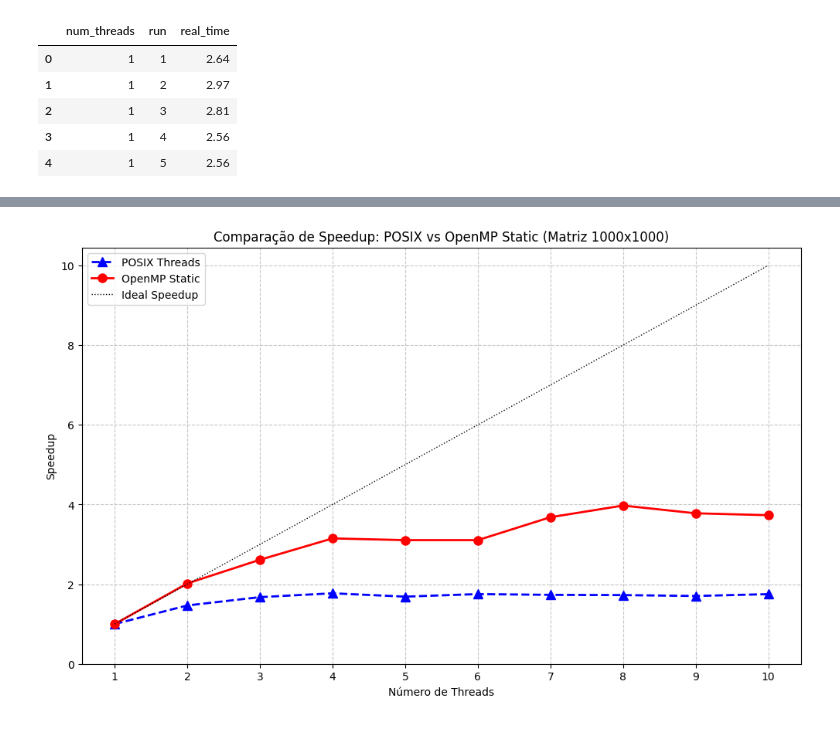
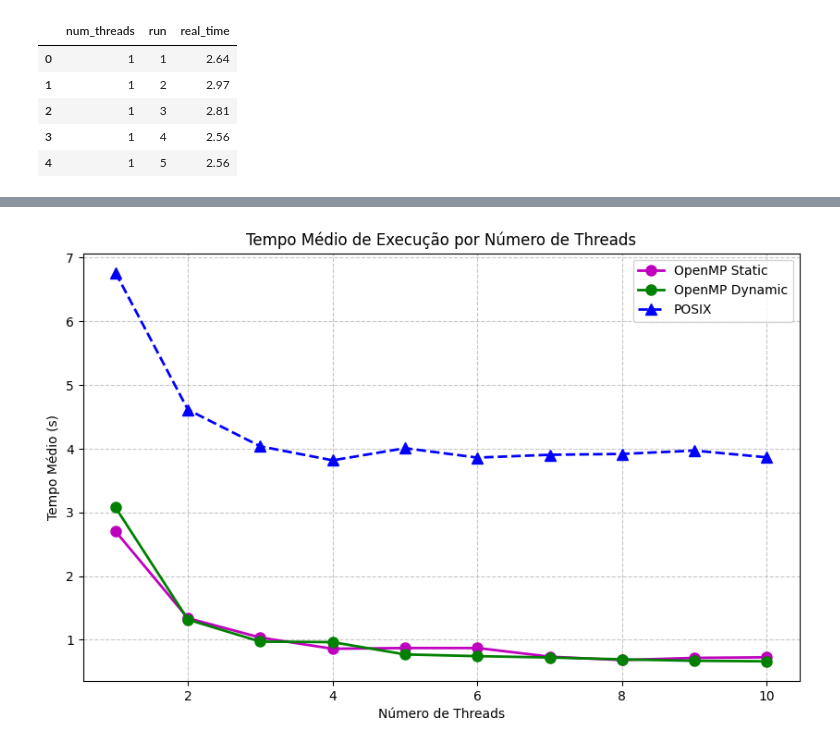
Before and after one commit to luismomm2110/UDESC-programacao-paralela, a Jupyter notebook: analysis_results.ipynb, the cells around one changed output, grey strips where cells are left out. Cells and saved outputs as stored; diff of their text form; code cells hidden in the pictures.

```diff
--- a/analysis_results.ipynb
+++ b/analysis_results.ipynb
@@ -5,6 +5,7 @@ import matplotlib.pyplot as plt
 # Load the data
 df_1000_posix = pd.read_csv('./results_1000_posix.csv')
 df_1000_open_mp_static = pd.read_csv('./results_1000_openmp_static.csv')
+df_1000_open_mp_dynamic = pd.read_csv('./results_1000_open_mp_dynamic.csv')
 df_1000_posix.head()
 # %% [output]
 |  | num_threads | run | real_time |
@@ -70,19 +67,4 @@ plt.grid(True, linestyle='--', alpha=0.7)
 # %%
-# Comparison graph between POSIX and OpenMP Static implementations for 1000x1000 matrices
-# Compute grouped statistics for both implementations
-grouped_posix = df_1000_posix.groupby('num_threads')['real_time'].agg(['mean', 'std']).reset_index()
-grouped_openmp = df_1000_open_mp_static.groupby('num_threads')['real_time'].agg(['mean', 'std']).reset_index()
-
-# Create the comparison plot
-plt.figure(figsize=(12, 7))
-plt.plot(grouped_posix['num_threads'], grouped_posix['mean'], 'b--', marker='^', linewidth=2, markersize=8, label='POSIX Threads')
-plt.plot(grouped_openmp['num_threads'], grouped_openmp['mean'], 'r-', marker='o', linewidth=2, markersize=8, label='OpenMP Static')
-plt.legend()
-plt.xlabel('Número de Threads')
-plt.ylabel('Tempo Médio (s)')
-plt.title('Comparação de Tempo de Execução: POSIX vs OpenMP Static (Matriz 1000x1000)')
-plt.grid(True, linestyle='--', alpha=0.7)
-plt.xticks(grouped_posix['num_threads'])
-plt.ylim(bottom=0)  # Start y-axis at zero
-plt.show()
+grouped_1000_open_mp_dynamic = df_1000_open_mp_dynamic.groupby('num_threads')['real_time'].agg(['mean', 'std']).reset_index()
+grouped_1000_open_mp_dynamic
 # %% [output]
@@ -90,22 +82,16 @@ plt.show()
 # %%
-# Speedup comparison graph between POSIX and OpenMP Static implementations
-# Calculate speedup for each implementation
-speedup_posix = grouped_posix['mean'].iloc[0] / grouped_posix['mean']
-speedup_openmp = grouped_openmp['mean'].iloc[0] / grouped_openmp['mean']
-
-# Create the speedup comparison plot
-plt.figure(figsize=(12, 7))
-plt.plot(grouped_posix['num_threads'], speedup_posix, 'b--', marker='^', linewidth=2, markersize=8, label='POSIX Threads')
-plt.plot(grouped_openmp['num_threads'], speedup_openmp, 'r-', marker='o', linewidth=2, markersize=8, label='OpenMP Static')
-plt.plot(grouped_posix['num_threads'], grouped_posix['num_threads'], 'k:', linewidth=1, label='Ideal Speedup')
+plt.figure(figsize=(10, 6))
+plt.plot(grouped_1000_open_mp_static['num_threads'], grouped_1000_open_mp_static['mean'],
+         'mo-', linewidth=2, markersize=8, label='OpenMP Static')
+plt.plot(grouped_1000_open_mp_dynamic['num_threads'], grouped_1000_open_mp_dynamic['mean'],
+         'go-', linewidth=2, markersize=8, label='OpenMP Dynamic')
+plt.plot(grouped_1000_posix['num_threads'], grouped_1000_posix['mean'],
+         'b--', marker='^', linewidth=2, markersize=8, label='POSIX')
 plt.legend()
 plt.xlabel('Número de Threads')
-plt.ylabel('Speedup')
-plt.title('Comparação de Speedup: POSIX vs OpenMP Static (Matriz 1000x1000)')
+plt.ylabel('Tempo Médio (s)')
+plt.title('Tempo Médio de Execução por Número de Threads')
 plt.grid(True, linestyle='--', alpha=0.7)
-plt.xticks(grouped_posix['num_threads'])
-plt.ylim(bottom=0)  # Start y-axis at zero
-plt.show()
 # %% [output]
-[figure, old version]
+[figure, new version]
 # %%
```
Also changed, not shown: parts of 7 cells of this notebook.
